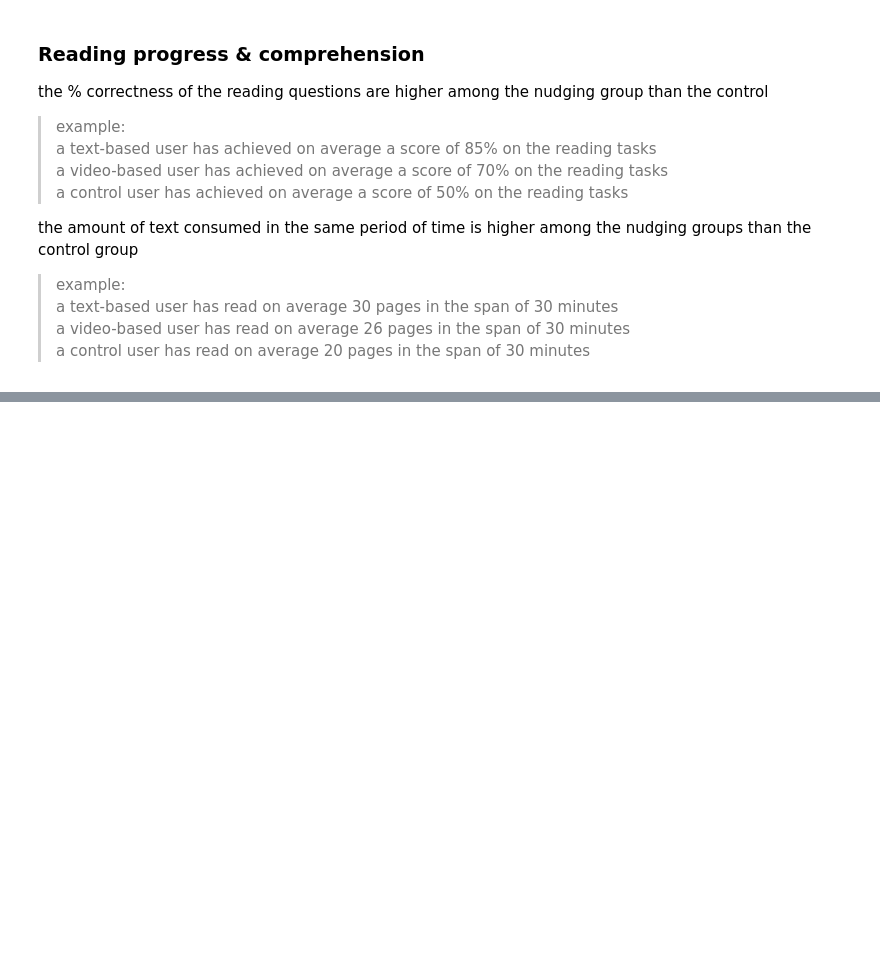
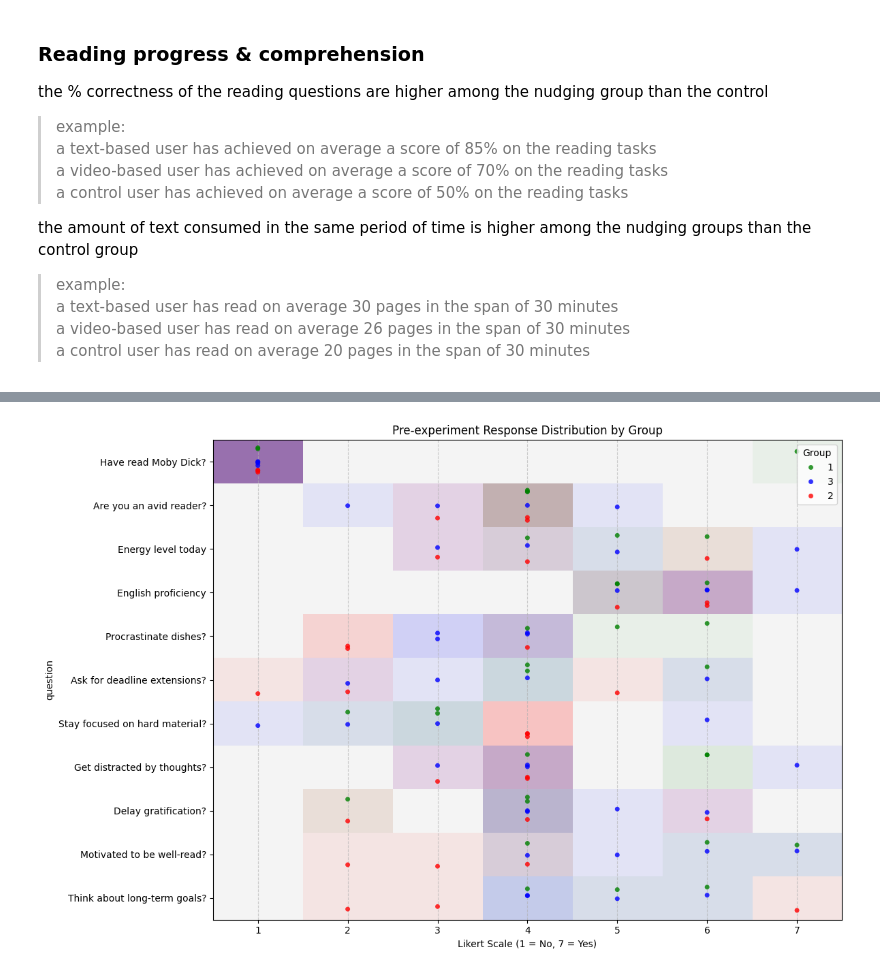
Before and after one commit to gerappa01/attention, a Jupyter notebook: results.ipynb, the cells around one changed output, grey strips where cells are left out. Drawn from its saved outputs; the diff is of its cells as text; code cells hidden in the pictures; blank space fills up the shorter version.

```diff
--- a/results.ipynb
+++ b/results.ipynb
@@ -542,0 +595,72 @@ plt.show()
+# %%
+import numpy as np
+import matplotlib.pyplot as plt
+import seaborn as sns
+
+pre_df_plot = pre_df_long[pre_numeric_cols + ['group']].copy()
+pre_df_plot['group'] = pre_df_plot['group'].astype(str)
+pre_df_plot = pre_df_plot.melt(id_vars='group', var_name='question', value_name='answer')
+
+question_order = pre_df_plot['question'].unique()
+question_to_idx = {q: i for i, q in enumerate(question_order)}
+pre_df_plot['question_idx'] = pre_df_plot['question'].map(question_to_idx)
+group_colors = {'1': 'green', '2': 'red', '3': 'blue'}
+plt.figure(figsize=(12, 8))
+
+for group in ['1', '2', '3']:
+    sub = pre_df_plot[pre_df_plot['group'] == group]
+
+    hist, xedges, yedges = np.histogram2d(
+        sub['answer'], sub['question_idx'],
+        bins=[np.arange(0.5, 8.5, 1), np.arange(-0.5, len(question_order)+0.5, 1)]
+    )
+
+    hist = hist / hist.max()  #
+
+    plt.imshow(
+        hist.T,
+        extent=[0.5, 7.5, -0.5, len(question_order) - 0.5],
+        aspect='auto',
+        origin='lower',
+        cmap=sns.light_palette(group_colors[group], as_cmap=True),
+        alpha=0.3
+    )
+sns.stripplot(
+    data=pre_df_plot,
+    x='answer',
+    y='question',
+    hue='group',
+    dodge=True,
+    jitter=0.25,
+    alpha=0.8,
+    palette=group_colors
+)
+
+custom_labels = [
+    "Have read Moby Dick?",
+    "Are you an avid reader?",
+    "Energy level today",
+    "English proficiency",
+    "Procrastinate dishes?",
+    "Ask for deadline extensions?",
+    "Stay focused on hard material?",
+    "Get distracted by thoughts?",
+    "Delay gratification?",
+    "Motivated to be well-read?",
+    "Think about long-term goals?"
+]
+
+plt.yticks(
+    ticks=np.arange(len(question_order)),
+    labels=custom_labels
+)
+
+plt.xlabel('Likert Scale (1 = No, 7 = Yes)')
+plt.title('Pre-experiment Response Distribution by Group')
+plt.xlim(0.5, 7.5)
+plt.grid(axis='x', linestyle='--', alpha=0.6)
+plt.legend(title='Group')
+plt.tight_layout()
+plt.show()
+# %% [output]
+[figure, added]
```
Also changed, not shown: parts of 14 cells of this notebook, 22 other files.
